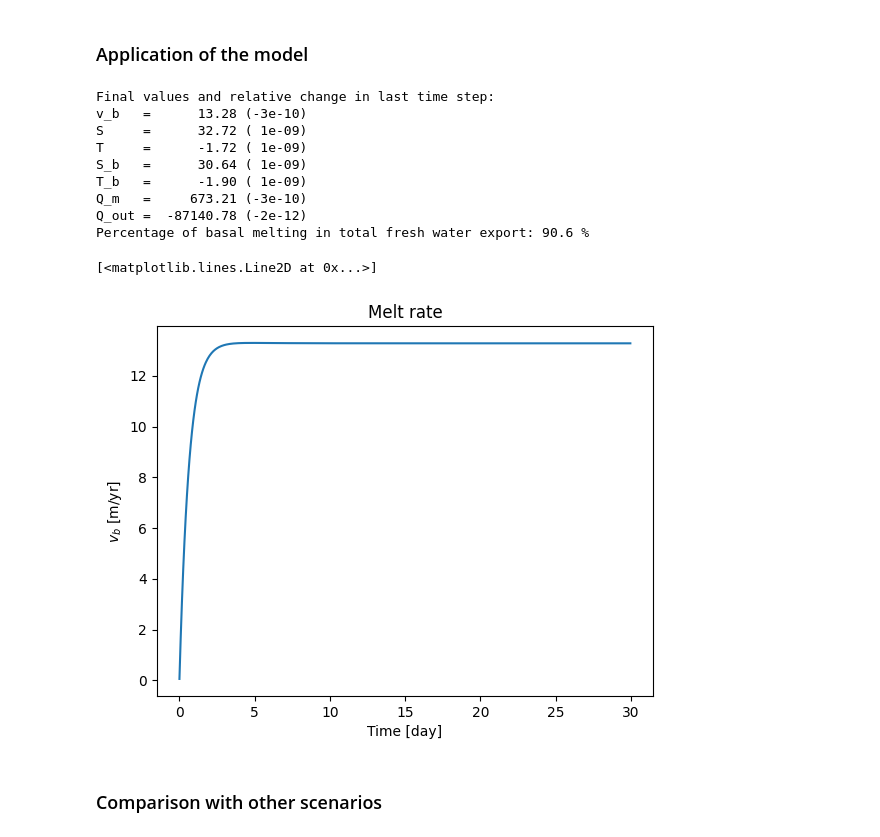
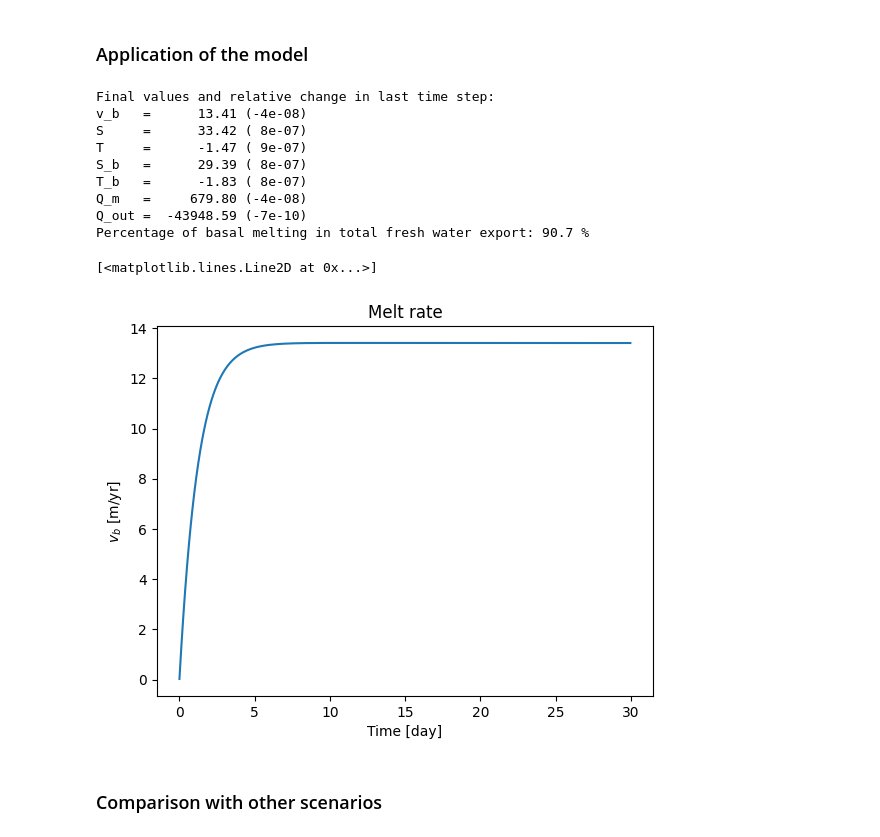
Before and after one commit to markusReinert/79NG-boxmodel, a Jupyter notebook: BoxModel.ipynb, the cells around one changed output. Saved outputs shown, nothing was run; the diff lists cells and outputs as text; code cells hidden in the pictures.

```diff
--- a/BoxModel.ipynb
+++ b/BoxModel.ipynb
@@ -49,7 +49,7 @@ T_g = freeze(S=0, z=z_g)  # temperature of the subglacial discharge
 # %% [markdown]
 ### Plume properties
 # %%
-u = 0.2  # velocity
+u = 0.1  # velocity
 h = 10  # thickness
 
 V = A * h  # volume
@@ -233,36 +233,36 @@ def boxmodel(S_a, T_a, Q_g, z_b):
 # %% [markdown]
 ### Application of the model
 # %%
-S_a = 33
-T_a = -1
+S_a = 34
+T_a = 0.0
 Q_g = 70
 z_b = z_g / 2  # average depth of the plume is halfway between grounding line and sea level
 result = boxmodel(S_a, T_a, Q_g, z_b)
 
 print("Final values and relative change in last time step:")
 for v in result:
     final_value = result[v][-1]
     last_change = result[v][-1] - result[v][-2]
     print(f"{v:5} = {final_value:10.2f} ({last_change / final_value:6.0e})")
 
 print(f"Percentage of basal melting in total fresh water export: {result['Q_m'][-1] / (Q_g + result['Q_m'][-1]) * 100:.1f} %")
 
 plt.title("Melt rate")
 plt.xlabel("Time [day]")
 plt.ylabel("$v_b$ [m/yr]")
 plt.plot(time, result["v_b"])
 # %% [output]
 Final values and relative change in last time step:
-v_b   =      13.28 (-3e-10)
-S     =      32.72 ( 1e-09)
-T     =      -1.72 ( 1e-09)
-S_b   =      30.64 ( 1e-09)
-T_b   =      -1.90 ( 1e-09)
-Q_m   =     673.21 (-3e-10)
-Q_out =  -87140.78 (-2e-12)
-Percentage of basal melting in total fresh water export: 90.6 %
+v_b   =      13.41 (-4e-08)
+S     =      33.42 ( 8e-07)
+T     =      -1.47 ( 9e-07)
+S_b   =      29.39 ( 8e-07)
+T_b   =      -1.83 ( 8e-07)
+Q_m   =     679.80 (-4e-08)
+Q_out =  -43948.59 (-7e-10)
+Percentage of basal melting in total fresh water export: 90.7 %
 [<matplotlib.lines.Line2D at 0x...>]
-[figure, old version]
+[figure, new version]
 # %% [markdown]
 ### Comparison with other scenarios
 # %%
```
Also changed, not shown: parts of 4 cells of this notebook.
